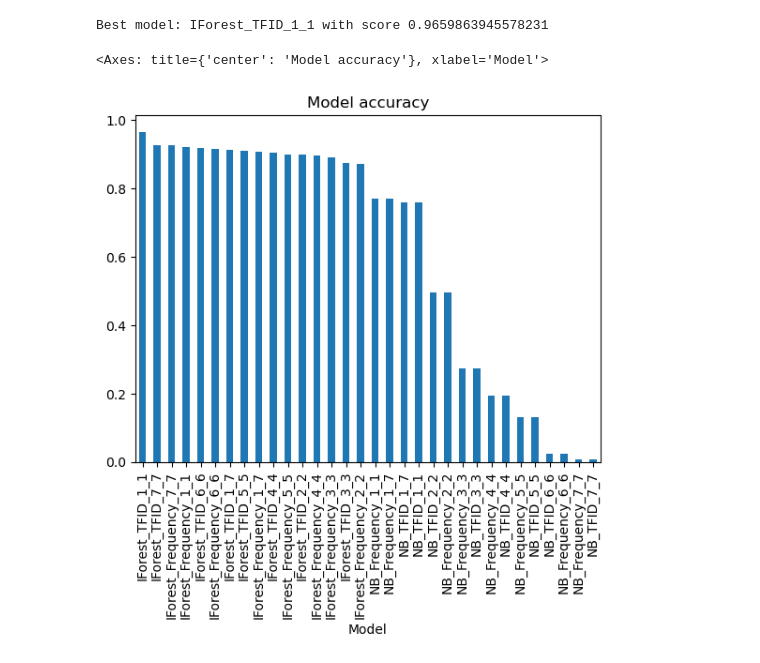
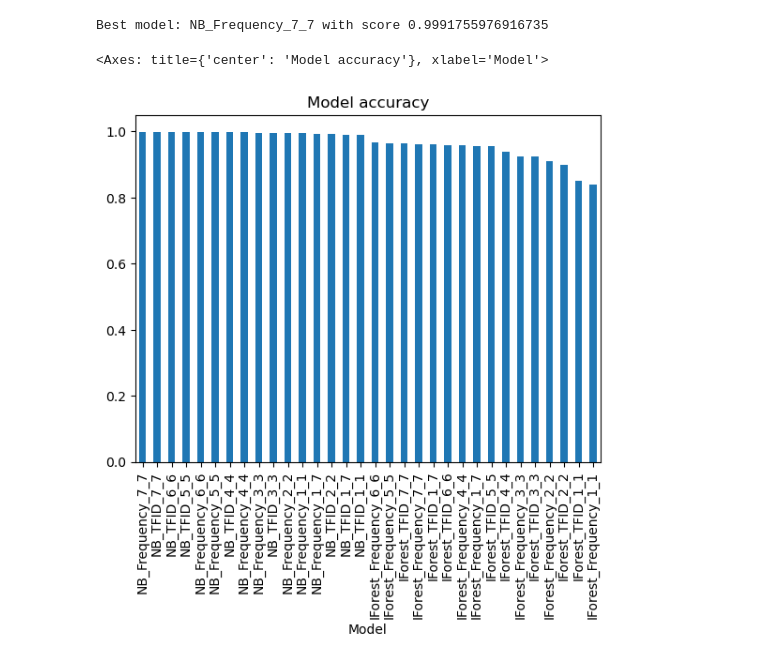
Before and after one commit to Cyber-Tracer/HyperDetect, a Jupyter notebook: controller/detection/model_performance.ipynb, the cells around one changed output. Drawn from its saved outputs; the diff is of its cells as text; code cells hidden in the pictures.

```diff
--- a/controller/detection/model_performance.ipynb
+++ b/controller/detection/model_performance.ipynb
@@ -46,36 +46,34 @@ Name: 0, dtype: object
 # %%
 # V2
-from log_reader import read_file, classify_malicious
+from log_reader import read_logs_from_dir
 from preprocessors.preprocessor import Preprocessor
 from train_models import load_model
 import os
 import pandas as pd
 
-ransim_file = '../logs/V2/malicious_RanSim_10min.log'
-ransim_file = os.path.join(os.getcwd(), ransim_file)
+v2_logs = os.path.join(os.getcwd(), '../logs/V2')
 
-df = read_file(ransim_file)
-df = classify_malicious(df, os.path.basename(ransim_file))
+df = read_logs_from_dir(v2_logs)
 preprocessor = Preprocessor.get(version=1)
 df = preprocessor.preprocess(df)
 
 # Load models
-models_dir = os.path.join(os.getcwd(), 'models/trained/v1')
+models_dir = os.path.join(os.getcwd(), 'models/trained/v1_new_logs')
 model_files = filter(lambda x: x.endswith('.pkl'), os.listdir(models_dir))
 
 models = [load_model(os.path.join(models_dir, model)) for model in model_files]
 
 model_score = {}
 for model in models:
     score = model.get_score(df['syscall'], df['malicious'])
     model_score[model] = score
 
 # Create graph of accuracy per model
 model_score = pd.DataFrame(list(model_score.items()), columns=['Model', 'Score'])
 model_score = model_score.sort_values(by='Score', ascending=False)
 print(f"Best model: {model_score.iloc[0]['Model']} with score {model_score.iloc[0]['Score']}")
 model_score.plot(kind='bar', x='Model', y='Score', legend=False, title='Model accuracy')
 # %% [output]
-Best model: IForest_TFID_1_1 with score 0.9659863945578231
+Best model: NB_Frequency_7_7 with score 0.9991755976916735
 <Axes: title={'center': 'Model accuracy'}, xlabel='Model'>
-[figure, old version]
+[figure, new version]
```
Also changed, not shown: parts of 1 cell of this notebook, 11 other files.
